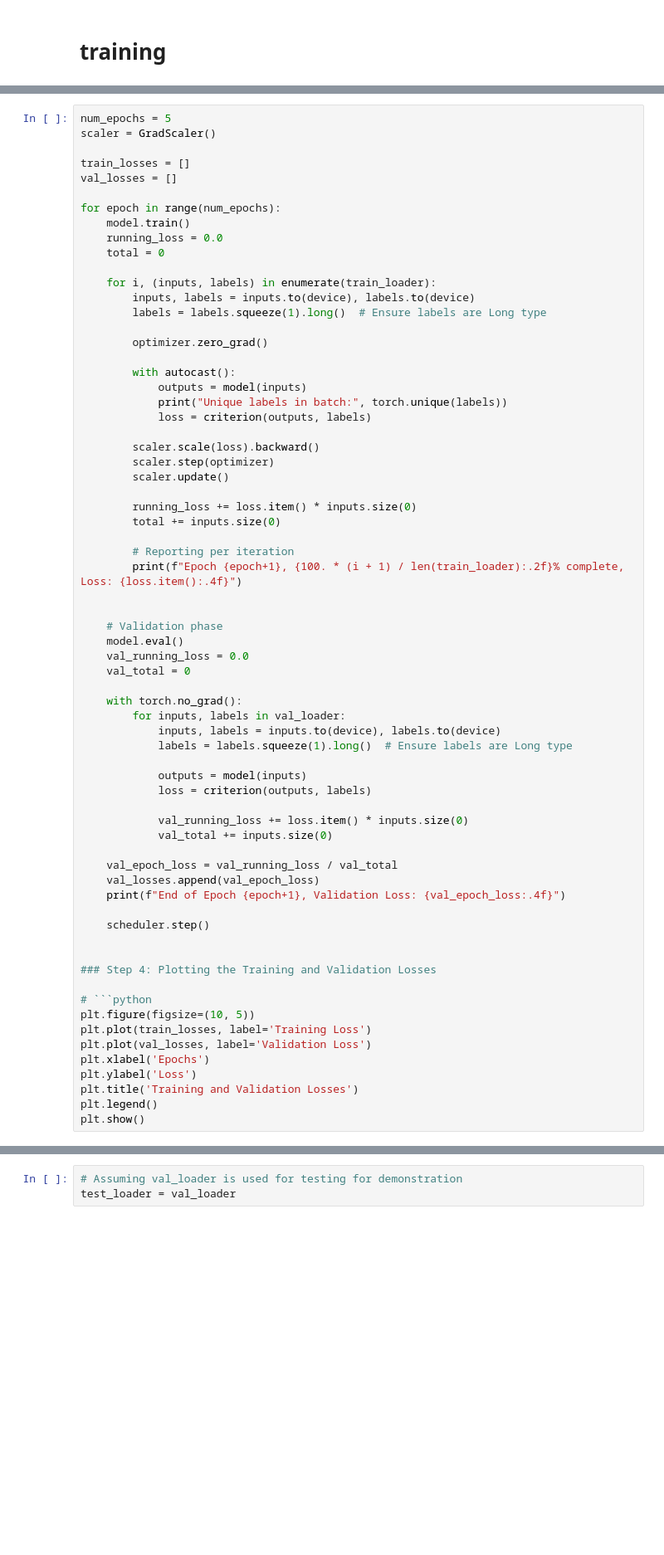
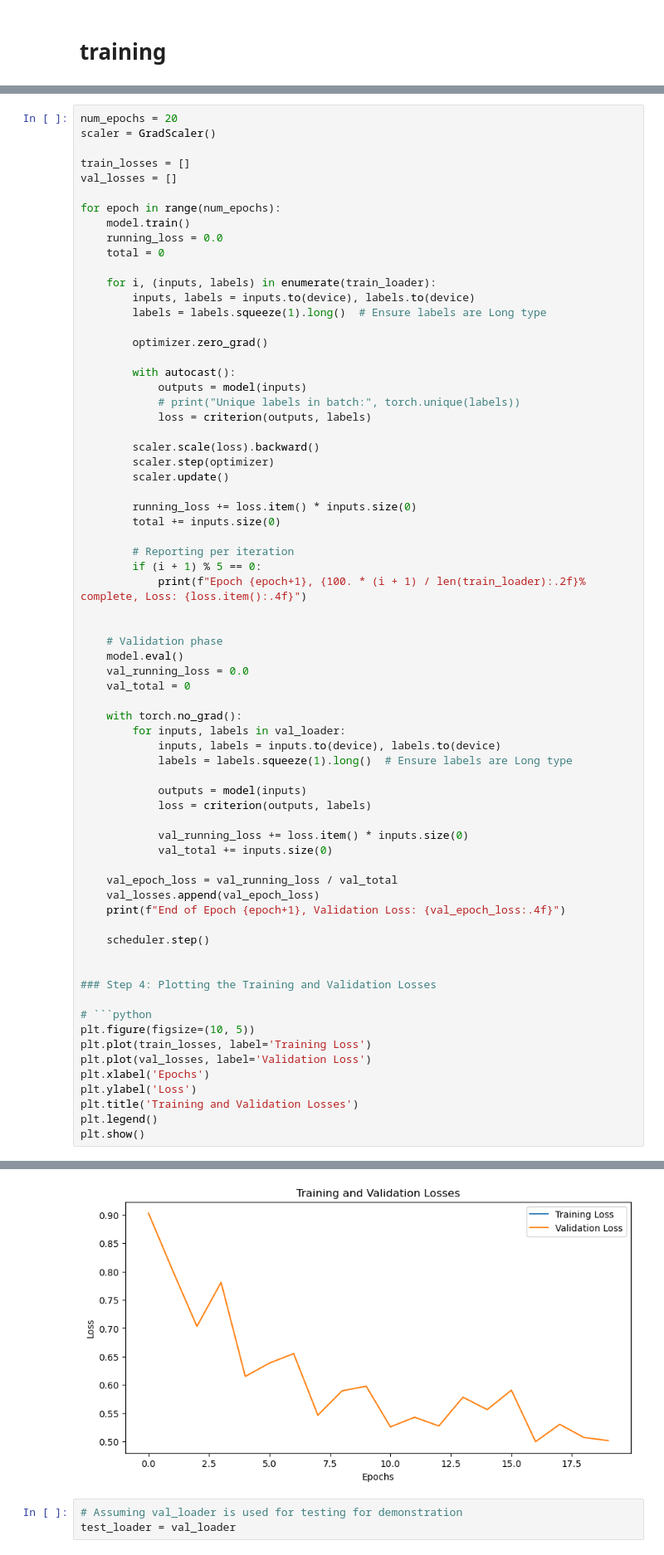
Before and after one commit to matzefit/AIBuildingFunctionPredicition, a Jupyter notebook: training.ipynb, the cells around one changed output, grey strips where cells are left out. Shown at 83% size. Saved outputs shown, nothing was run; the diff lists cells and outputs as text; blank space fills up the shorter version.

```diff
--- a/training.ipynb
+++ b/training.ipynb
@@ -271,7 +299,7 @@ criterion = nn.CrossEntropyLoss()  # Suitable for classification with multiple c
 optimizer = AdamW(model.parameters(), lr=1e-3)
 scheduler = ExponentialLR(optimizer, gamma=0.95)
 # %%
-num_epochs = 5
+num_epochs = 20
 scaler = GradScaler()
 
 train_losses = []
@@ -290,7 +318,7 @@ for epoch in range(num_epochs):
 
         with autocast():
             outputs = model(inputs)
-            print("Unique labels in batch:", torch.unique(labels))
+            # print("Unique labels in batch:", torch.unique(labels))
             loss = criterion(outputs, labels)
 
         scaler.scale(loss).backward()
@@ -301,7 +329,8 @@ for epoch in range(num_epochs):
         total += inputs.size(0)
 
         # Reporting per iteration
-        print(f"Epoch {epoch+1}, {100. * (i + 1) / len(train_loader):.2f}% complete, Loss: {loss.item():.4f}")
+        if (i + 1) % 5 == 0:
+            print(f"Epoch {epoch+1}, {100. * (i + 1) / len(train_loader):.2f}% complete, Loss: {loss.item():.4f}")
 
 
     # Validation phase
@@ -346,3 +388,4 @@ Compile with `TORCH_USE_CUDA_DSA` to enable device-side assertions.
+[figure, added]
 # %%
 # Assuming val_loader is used for testing for demonstration
 test_loader = val_loader
```
Also changed, not shown: parts of 10 cells of this notebook, 1 other file.
